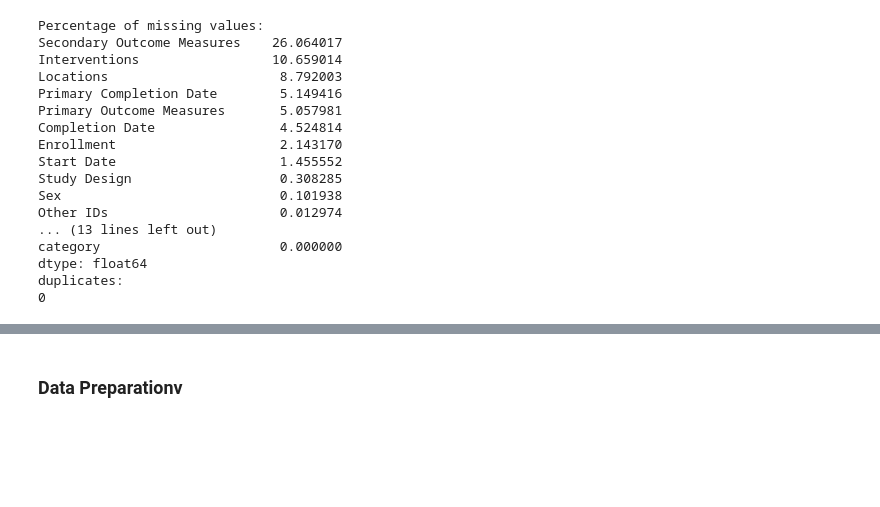
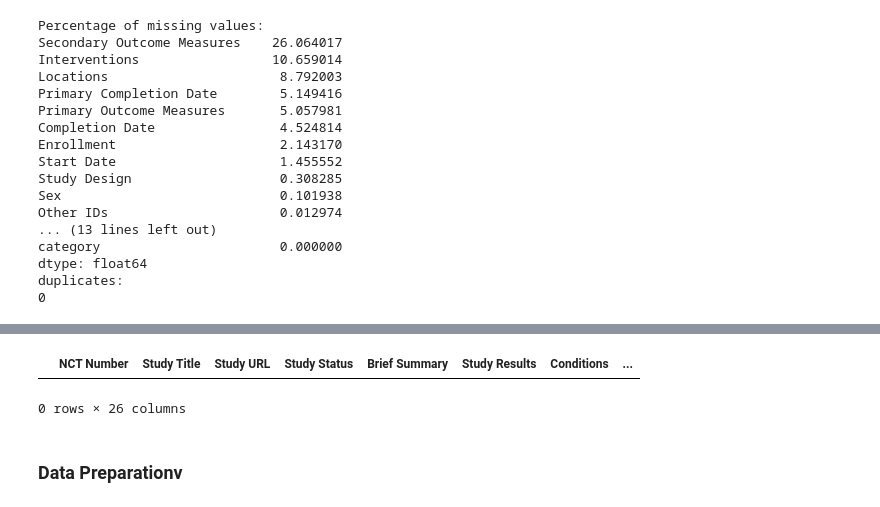
Before and after one commit to danielkimutai/dt, a Jupyter notebook: index.ipynb, the cells around one changed output, grey strips where cells are left out. Cells and saved outputs as stored; diff of their text form; code cells hidden in the pictures; blank space fills up the shorter version.

```diff
--- a/index.ipynb
+++ b/index.ipynb
@@ -242,2 +362,14 @@ df.dropna(axis=0)
+# %%
+count = df["country"].value_counts()
+
+country = pd.DataFrame(count)
+
+pd.set_option("display.max_rows",500)
+#country.head(160)
+# %%
+df.loc[df["country"]=="Unknown"]
+# %% [output]
+|  | NCT Number | Study Title | Study URL | Study Status | Brief Summary | Study Results | Conditions | ... |
+0 rows × 26 columns
 # %% [markdown]
 ### Data Preparationv
```
Also changed, not shown: parts of 9 cells of this notebook.
